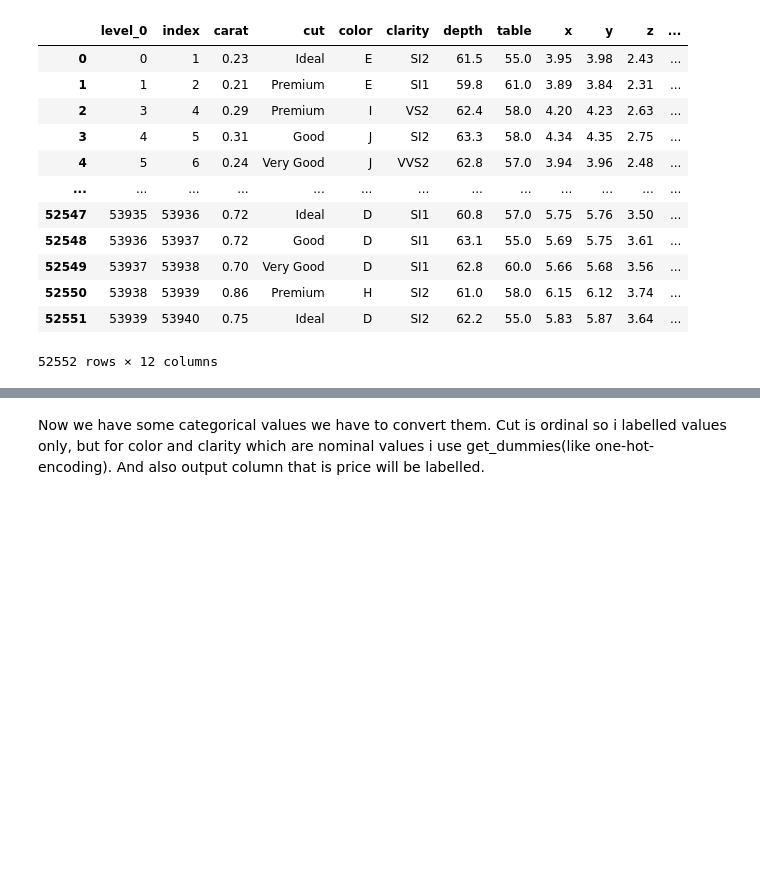
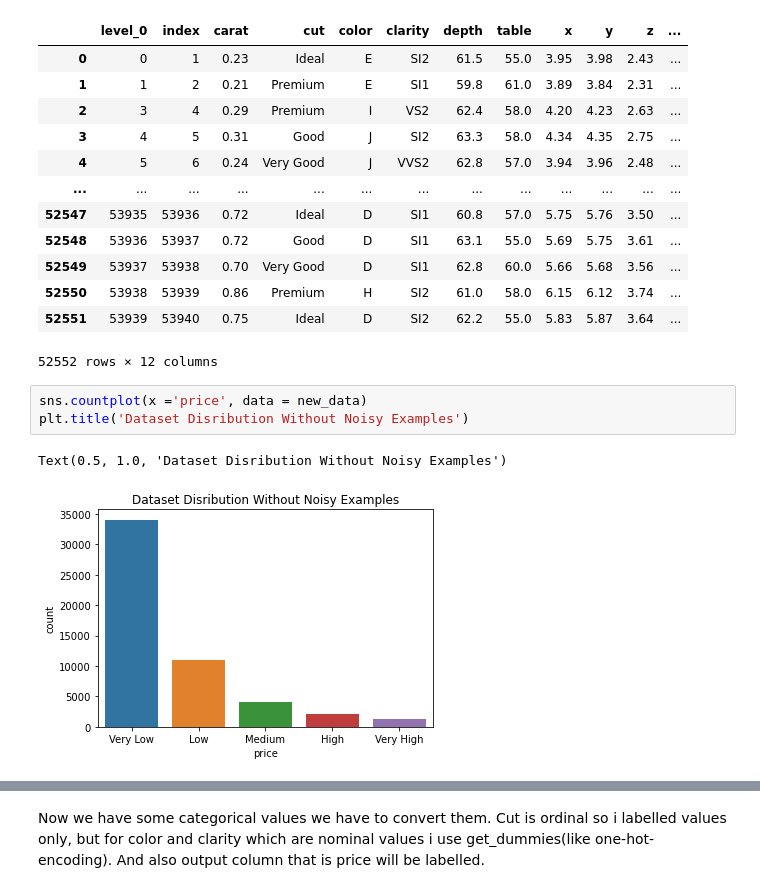
Before and after one commit to ResulKayim/GlobalAIHubMachineLearningCourse, a Jupyter notebook: Final Project/Final Project.ipynb, the cells around one changed output, grey strips where cells are left out. Drawn from its saved outputs; the diff is of its cells as text; blank space fills up the shorter version.

```diff
--- a/Final Project/Final Project.ipynb
+++ b/Final Project/Final Project.ipynb
@@ -236,3 +231,9 @@ display(new_data)
 | 52550 | 53938 | 53939 | 0.86 | Premium | H | SI2 | 61.0 | 58.0 | 6.15 | 6.12 | 3.74 | ... |
 | 52551 | 53939 | 53940 | 0.75 | Ideal | D | SI2 | 62.2 | 55.0 | 5.83 | 5.87 | 3.64 | ... |
 52552 rows × 12 columns
+# %%
+sns.countplot(x ='price', data = new_data)
+plt.title('Dataset Disribution Without Noisy Examples')
+# %% [output]
+Text(0.5, 1.0, 'Dataset Disribution Without Noisy Examples')
+[figure, added]
```
Also changed, not shown: parts of 28 cells of this notebook.
